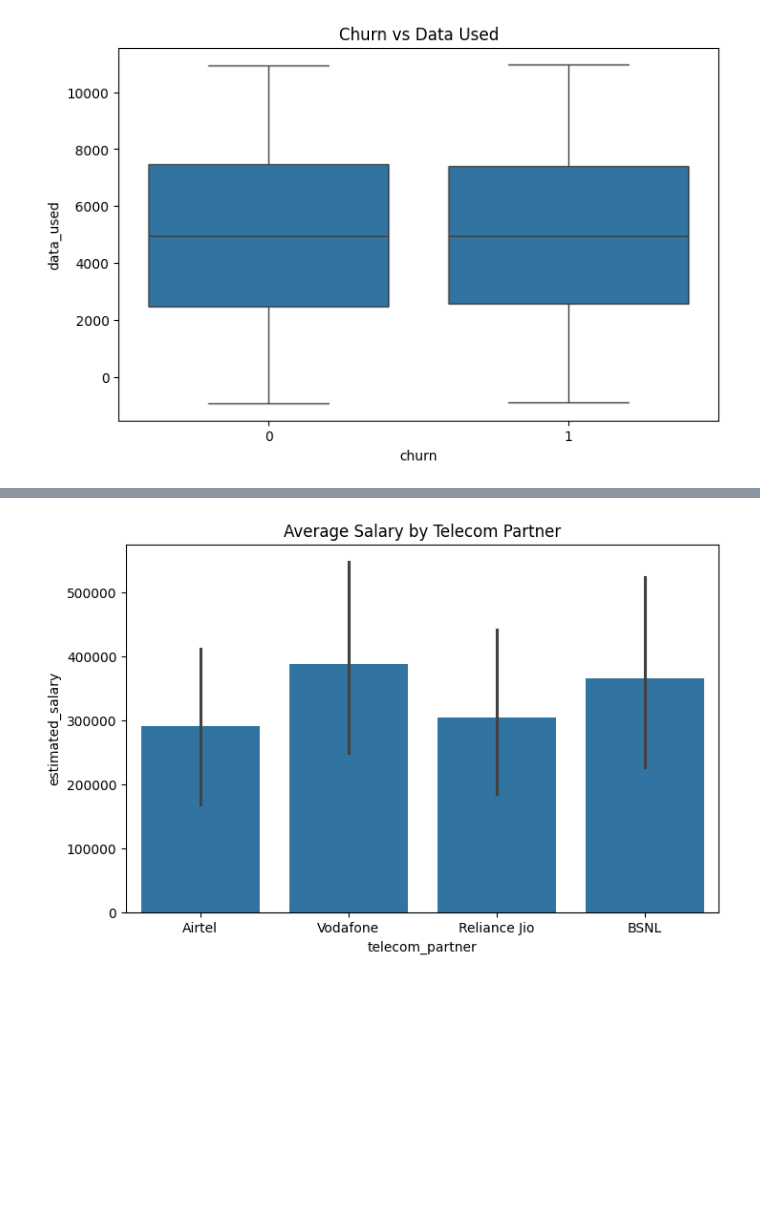
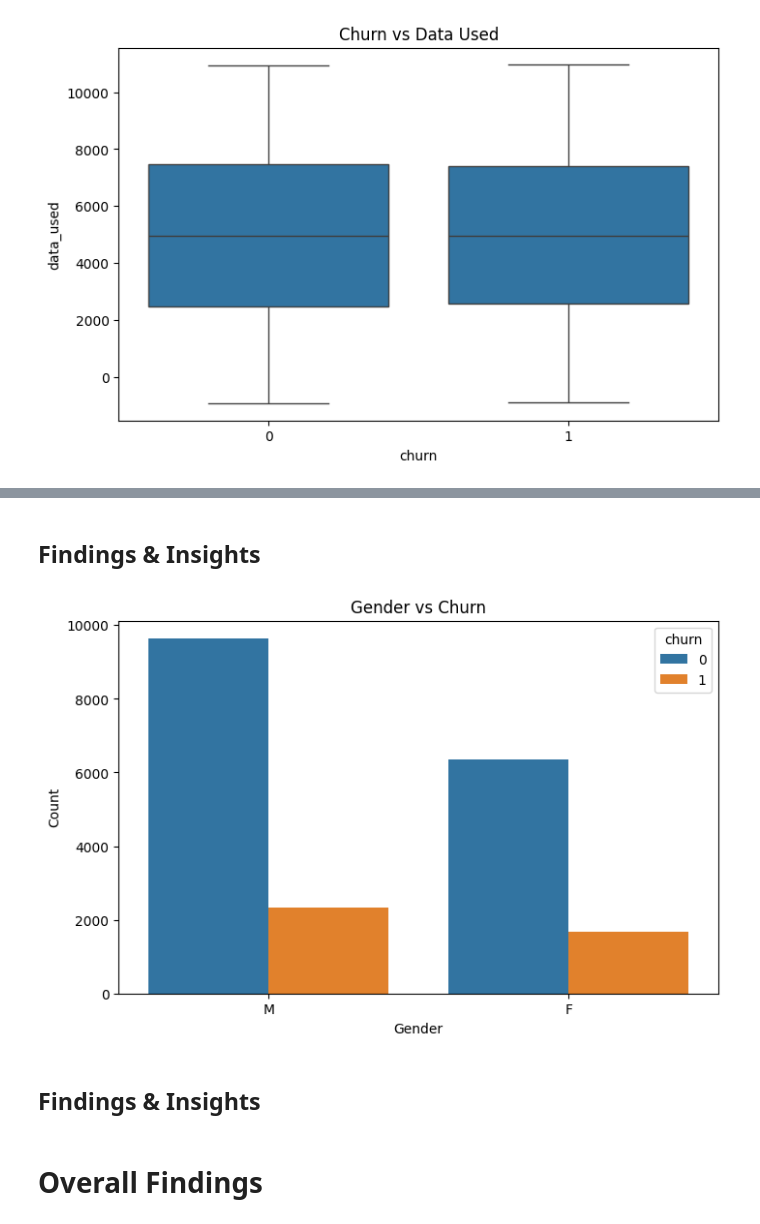
Before and after one commit to FATHIMARINSHA-KP/Exploratory-Data-Analysis-EDA-Project, a Jupyter notebook: notebooks/univariate_bivariate.ipynb, the cells around one changed output, grey strips where cells are left out. Drawn from its saved outputs; the diff is of its cells as text; code cells hidden in the pictures; blank space fills up the shorter version.

```diff
--- a/notebooks/univariate_bivariate_eda.ipynb
+++ b/notebooks/univariate_bivariate.ipynb
@@ -5,4 +5,6 @@ import seaborn as sns
 
 import matplotlib.pyplot as plt
 
-df = pd.read_csv(r"C:\Users\A S S A U L T\Desktop\eda - project\data\interim\customer_cleaned_dataset.csv")
+df = pd.read_csv(r"C:\Users\A S S A U L T\Desktop\eda - project\data\interim\customer_cleaned_day2.csv")
+
+df.head()
@@ -356,15 +434,2 @@ plt.show()
-# %%
-# Average Salary by Telecom Partner
-
-plt.figure(figsize=(8,5))
-
-sns.barplot(x='telecom_partner',y='estimated_salary',data=df)
-
-plt.title("Average Salary by Telecom Partner")
-
-plt.savefig(r"C:\Users\A S S A U L T\Desktop\eda - project\reports\figures\avgsalary_bytelecompartner.png")
-
-
-plt.show()
-# %% [output]
-[figure, removed]
+# %% [markdown]
+## Findings & Insights
@@ -370,0 +445,18 @@ plt.show()
+# %%
+# Gender vs Churn
+
+plt.figure(figsize=(8,5))
+
+sns.countplot(x='gender',hue='churn',data=df)
+
+plt.title("Gender vs Churn")
+plt.xlabel("Gender")
+plt.ylabel("Count")
+
+plt.savefig(r"C:\Users\A S S A U L T\Desktop\eda - project\reports\figures\gender_vs_churn.png")
+
+plt.show()
+# %% [output]
+[figure, added]
+# %% [markdown]
+## Findings & Insights
@@ -370,0 +471,2 @@ plt.show()
+# %% [markdown]
+# Overall Findings
```
Also changed, not shown: parts of 43 cells of this notebook, 1 other file.
